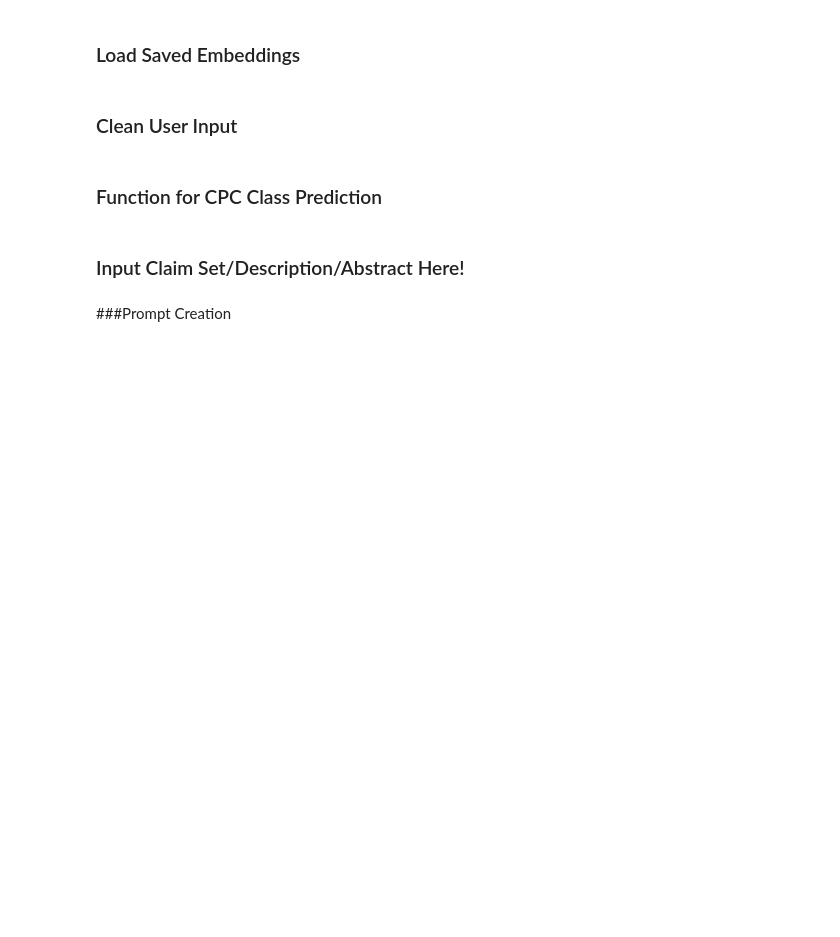
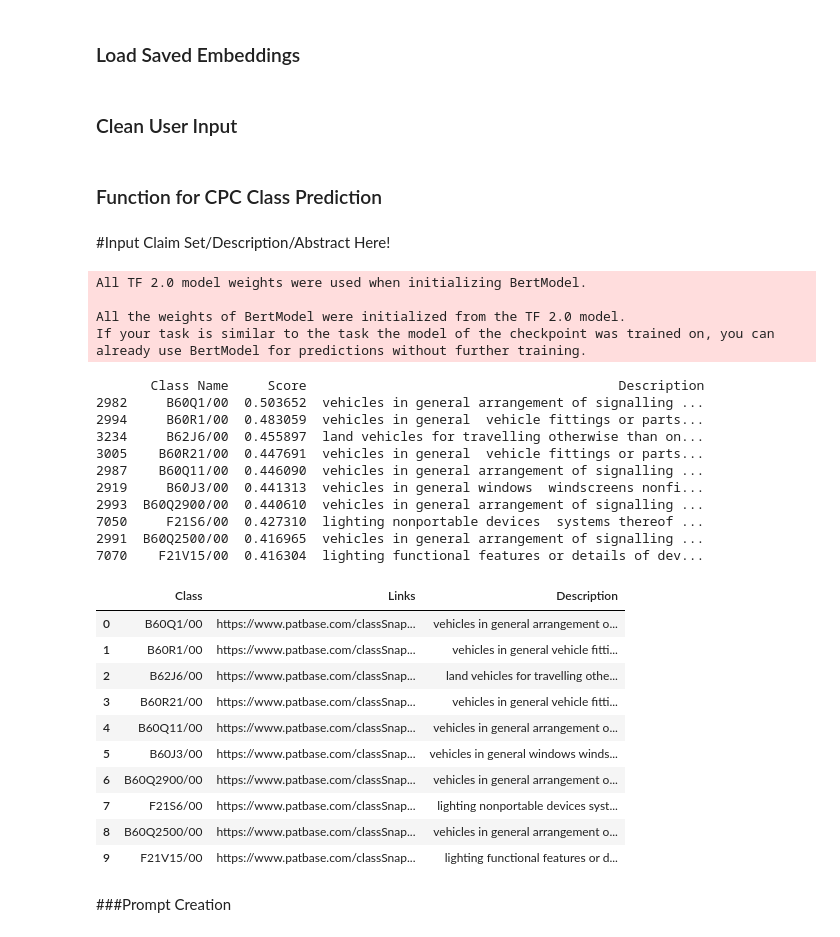
Before and after one commit to EmicoBinsfinder/EPOCodeFestProject, a Jupyter notebook: TaggingTool_v1.ipynb, the cells around one changed output. Cells and saved outputs as stored; diff of their text form; code cells hidden in the pictures; blank space fills up the shorter version.

```diff
--- a/TaggingTool_v1.ipynb
+++ b/TaggingTool_v1.ipynb
@@ -117,6 +117,10 @@ def convert_saved_embeddings(embedding_string):
 # %% [markdown]
 ### Clean User Input
 # %%
+all_stopwords = stopwords.words('english') # Making sure to only use English stopwords
+extra_stopwords = ['ii', 'iii'] # Can add extra stopwords to be removed from dataset/input abstracts
+all_stopwords.extend(extra_stopwords)
+
 def clean_data(input, type='Dataframe'):
     if type == 'Dataframe':
         cleaneddf = pd.DataFrame(columns=['Class', 'Description'])
@@ -182,35 +186,39 @@ def clean_data(input, type='Dataframe'):
 # %% [markdown]
 ### Function for CPC Class Prediction
 # %%
-def broad_scope_class_predictor(class_embeddings, abstract_embedding, SearchType, N=5, Sensitivity='Medium'):
-    predictions = pd.DataFrame(columns=['Class Name', 'Score'])
+def broad_scope_class_predictor(class_embeddings, abstract_embedding, N=10, Sensitivity='Medium'):
+    predictions = pd.DataFrame(columns=['Class Name', 'Score', 'Description'])
     for i in range(len(class_embeddings)):
         class_name = class_embeddings.iloc[i, 0]
         embedding = class_embeddings.iloc[i, 2]
+        description = class_embeddings.iloc[i, 1]
         embedding = convert_saved_embeddings(embedding)
         abstract_embedding = abstract_embedding.numpy()
         abstract_embedding = torch.from_numpy(abstract_embedding)
         cos = torch.nn.CosineSimilarity(dim=1)
         score = cos(abstract_embedding, embedding).numpy().tolist()
-        result = [class_name, score[0]]
+        result = [class_name, score[0], description]
         predictions.loc[len(predictions)] = result
 
-    Threshold = 0.5
+    HighestSimilarityDF = predictions.nlargest(N, ['Score'])
+    HighestSimilarity = HighestSimilarityDF['Class Name'].tolist()
+    Description = HighestSimilarityDF['Description'].tolist()
+    HighestSimilarityClass = [x for x in HighestSimilarity]
 
-    GreenLikelihood = 'False'
-    HighestSimilarity = predictions.nlargest(N, ['Score'])
-    HighestSimilarity = HighestSimilarity['Class Name'].tolist()
-    HighestSimilarityClass = [x.split('/')[0] for x in HighestSimilarity]
+    Links = [f'https://www.patbase.com/classSnapshot/public/?class={x}&system=CPC' for x in HighestSimilarityClass]
 
-    return HighestSimilarity
+    HighestSimilarity = pd.DataFrame({'Class':HighestSimilarity, 'Links':Links, 'Description':Description})
+    Description = ' '.join(Description[:5])
+
+    return HighestSimilarity, Description
 
 def classifier(userin):
-    clean_in = clean_data(userin, type='String')
-    in_emb = sentence_embedder(clean_in, Model_Path)
+    cleaned_input = clean_data(userin, type='String')
+    input_embedding = sentence_embedder(cleaned_input, Model_Path)
 
     Number = 10
-    broad_scope_predictions = broad_scope_class_predictor(class_embeddings, in_emb, SearchType, Number, Sensitivity='High')
+    broad_scope_predictions, descriptions = broad_scope_class_predictor(class_embeddings, input_embedding, Number, Sensitivity='High')
 
-    return broad_scope_predictions
+    return broad_scope_predictions, descriptions
 # %% [markdown]
-### Input Claim Set/Description/Abstract Here!
+#Input Claim Set/Description/Abstract Here!
@@ -221,3 +225,35 @@ Description
+# %%
+Claims = 'Protection device (3; 103) of an optical sensor (13) for a motor vehicle (100), characterized in that the protection device (3; 103) comprises: - a housing (4) mounted to rotate about an axis of rotation (A1), the housing (4) having a housing (19) configured to receive the optical sensor (13) so that the optical axis (15 ) of the optical sensor (13) is coincident with the axis of rotation (Al), - a transparent optical element (9) integral in rotation with the housing (4) configured to be disposed at the front of the housing (4) facing a road scene whose optical sensor (13) is configured to participate in the taking of views, and centered with respect to the optical sensor (13), and - An actuator (5) coupled to the housing (4) for rotating the housing (4), so as to allow cleaning of said optical element (9) by centrifugal effect. 2. Protection device (3; 103) according to claim 1, wherein the housing (19) for the optical sensor (13) is defined by a wall (21) of the housing (4). 3. Protective device (3; 103) according to the preceding claim, wherein the wall (21) is centered around the axis of rotation (Al) of the housing (4). 4. Protective device (3; 103) according to any one of the preceding claims, wherein the housing (4) has at least one through hole (210). 5. Protective device (103) according to any one of the preceding claims, in which the actuator (5) is arranged at the rear of the housing (4).'
+
+predictions, CPC_Descriptions = classifier(Claims)
+predictions
+# %% [output]
+All TF 2.0 model weights were used when initializing BertModel.
+
+All the weights of BertModel were initialized from the TF 2.0 model.
+If your task is similar to the task the model of the checkpoint was trained on, you can already use BertModel for predictions without further training.
+       Class Name     Score                                        Description
+2982     B60Q1/00  0.503652  vehicles in general arrangement of signalling ...
+2994     B60R1/00  0.483059  vehicles in general  vehicle fittings or parts...
+3234     B62J6/00  0.455897  land vehicles for travelling otherwise than on...
+3005    B60R21/00  0.447691  vehicles in general  vehicle fittings or parts...
+2987    B60Q11/00  0.446090  vehicles in general arrangement of signalling ...
+2919     B60J3/00  0.441313  vehicles in general windows  windscreens nonfi...
+2993  B60Q2900/00  0.440610  vehicles in general arrangement of signalling ...
+7050     F21S6/00  0.427310  lighting nonportable devices  systems thereof ...
+2991  B60Q2500/00  0.416965  vehicles in general arrangement of signalling ...
+7070    F21V15/00  0.416304  lighting functional features or details of dev...
+|  | Class | Links | Description |
+| 0 | B60Q1/00 | https://www.patbase.com/classSnap... | vehicles in general arrangement o... |
+| 1 | B60R1/00 | https://www.patbase.com/classSnap... | vehicles in general vehicle fitti... |
+| 2 | B62J6/00 | https://www.patbase.com/classSnap... | land vehicles for travelling othe... |
+| 3 | B60R21/00 | https://www.patbase.com/classSnap... | vehicles in general vehicle fitti... |
+| 4 | B60Q11/00 | https://www.patbase.com/classSnap... | vehicles in general arrangement o... |
+| 5 | B60J3/00 | https://www.patbase.com/classSnap... | vehicles in general windows winds... |
+| 6 | B60Q2900/00 | https://www.patbase.com/classSnap... | vehicles in general arrangement o... |
+| 7 | F21S6/00 | https://www.patbase.com/classSnap... | lighting nonportable devices syst... |
+| 8 | B60Q2500/00 | https://www.patbase.com/classSnap... | vehicles in general arrangement o... |
+| 9 | F21V15/00 | https://www.patbase.com/classSnap... | lighting functional features or d... |
 # %% [markdown]
 ###Prompt Creation
 # %%
```
Also changed, not shown: parts of 6 cells of this notebook.
